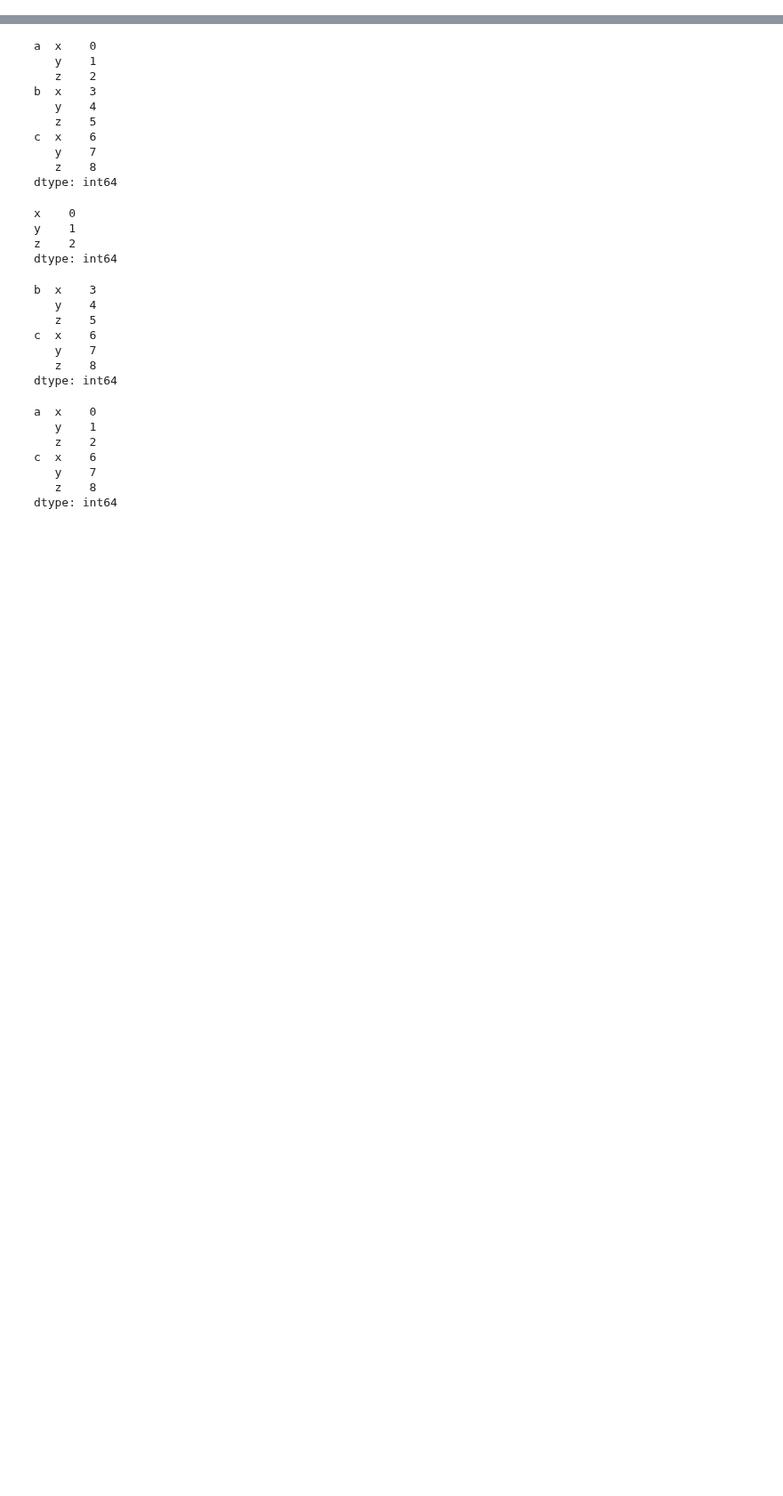
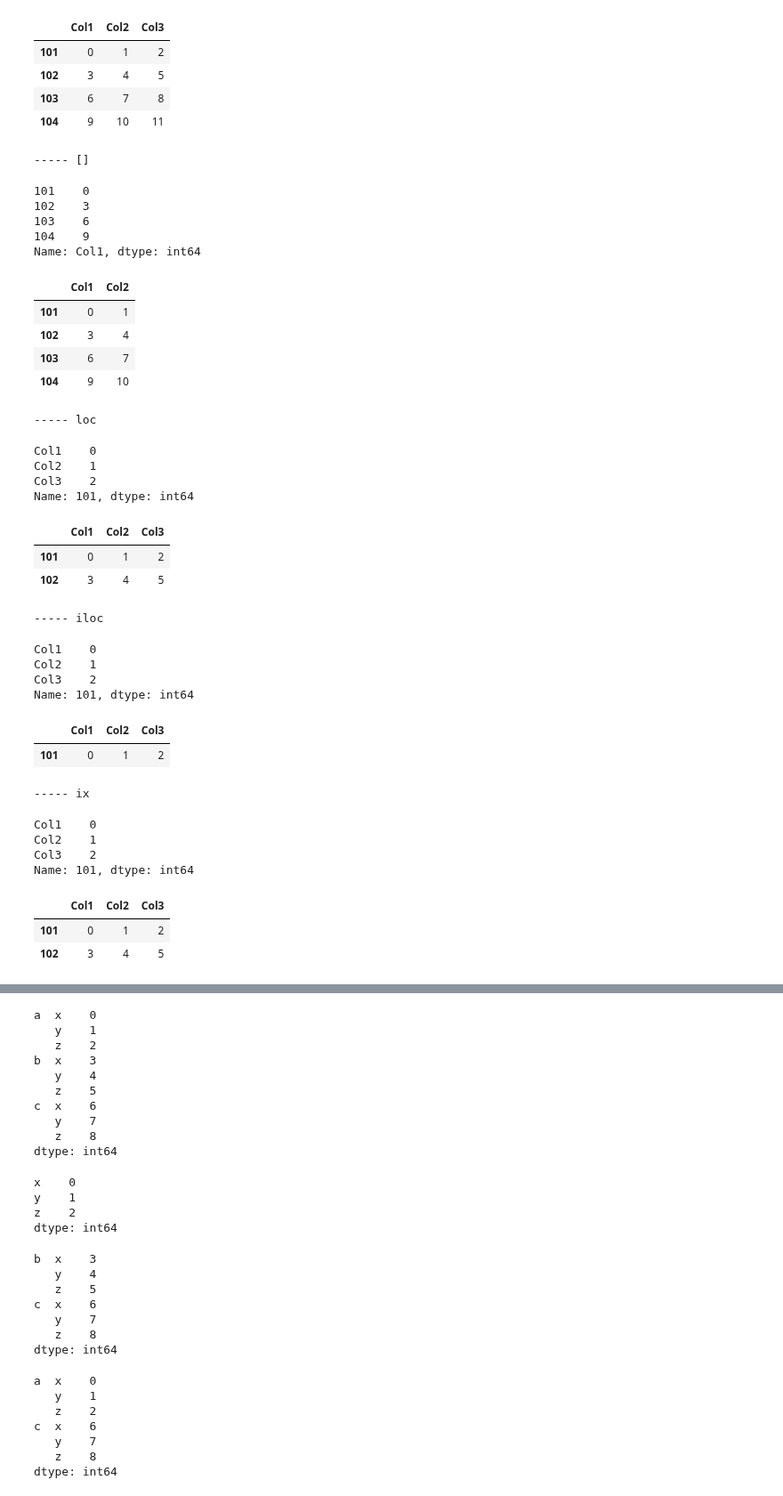
Before and after one commit to niranjv/ml-notes, a Jupyter notebook: notes/pandas-indexing.ipynb, the cells around one changed output, grey strips where cells are left out. Shown at 89% size. Cells and saved outputs as stored; diff of their text form; code cells hidden in the pictures; blank space fills up the shorter version.

```diff
--- a/notes/pandas-indexing.ipynb
+++ b/notes/pandas-indexing.ipynb
@@ -210,0 +150,63 @@ Name: c, dtype: int64
+# %%
+# DataFrame w/ integer index - [] vs. loc vs iloc vs ix
+df = DataFrame(np.arange(12).reshape(4,3), columns=['Col1', 'Col2', 'Col3'], index=[101,102,103,104])
+df
+
+
+# indexing
+# df[0] - results in KeyError since there is no column labelled 0
+print '\n----- []'
+df['Col1'] # get 1st column as Series
+df[['Col1', 'Col2']] # get 2 cols as DataFrame
+
+print '\n----- loc'
+df.loc[101] # get 1st row as Series
+df.loc[100:102] # get 2 rows as DataFrame
+
+print '\n----- iloc'
+df.iloc[0] # get 1st row as Series
+df.iloc[0:1] # get 1st row as DataFrame
+
+print '\n----- ix'
+df.ix[101,:] # get 1st row as Series
+df.ix[101:102,:] # get 2 rows as DataFrame
+# %% [output]
+|  | Col1 | Col2 | Col3 |
+| 101 | 0 | 1 | 2 |
+| 102 | 3 | 4 | 5 |
+| 103 | 6 | 7 | 8 |
+| 104 | 9 | 10 | 11 |
+----- []
+101    0
+102    3
+103    6
+104    9
+Name: Col1, dtype: int64
+|  | Col1 | Col2 |
+| 101 | 0 | 1 |
+| 102 | 3 | 4 |
+| 103 | 6 | 7 |
+| 104 | 9 | 10 |
+----- loc
+Col1    0
+Col2    1
+Col3    2
+Name: 101, dtype: int64
+|  | Col1 | Col2 | Col3 |
+| 101 | 0 | 1 | 2 |
+| 102 | 3 | 4 | 5 |
+----- iloc
+Col1    0
+Col2    1
+Col3    2
+Name: 101, dtype: int64
+|  | Col1 | Col2 | Col3 |
+| 101 | 0 | 1 | 2 |
+----- ix
+Col1    0
+Col2    1
+Col3    2
+Name: 101, dtype: int64
+|  | Col1 | Col2 | Col3 |
+| 101 | 0 | 1 | 2 |
+| 102 | 3 | 4 | 5 |
```
Also changed, not shown: parts of 14 cells of this notebook, 2 other files.
